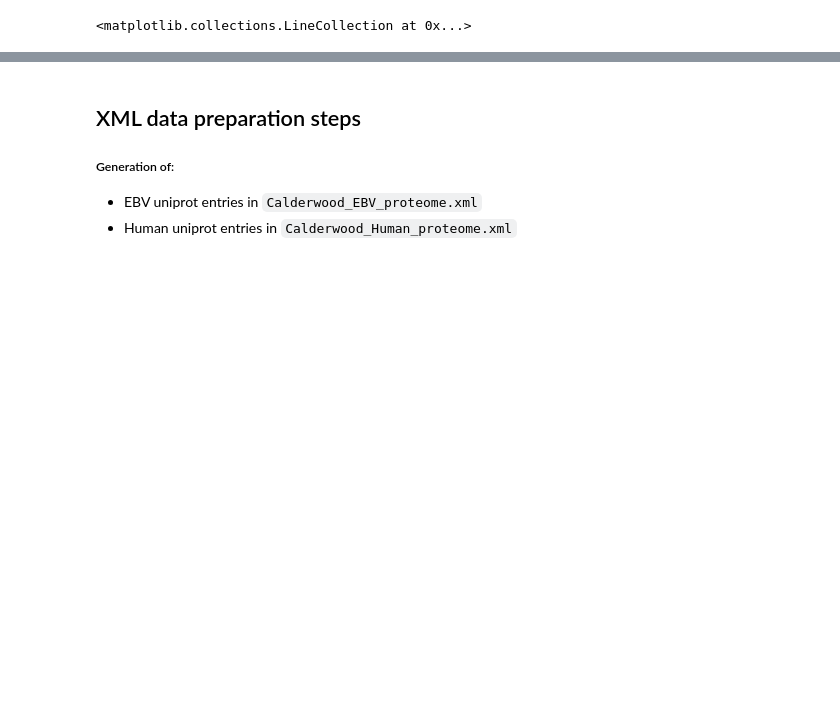
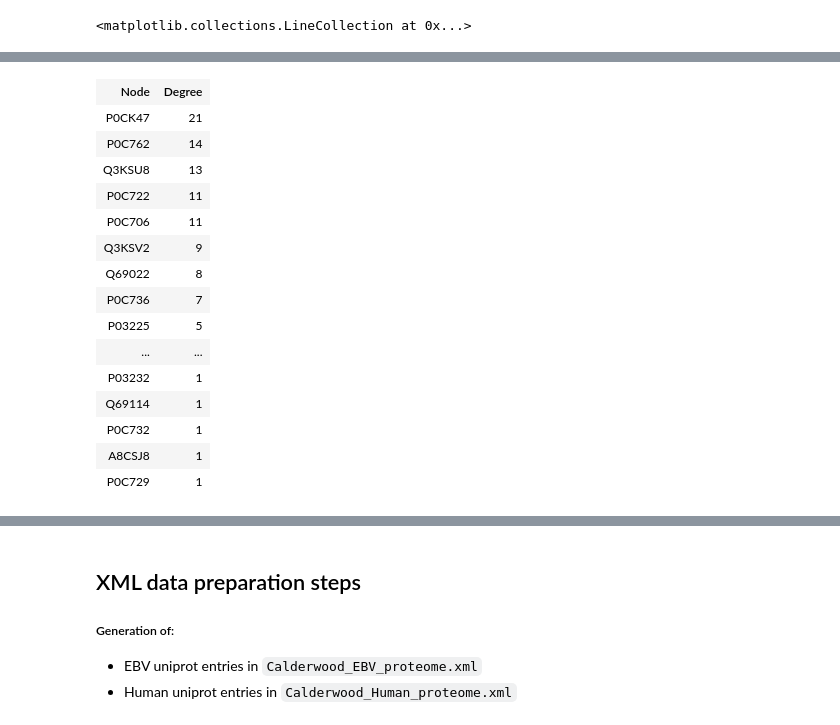
Before and after one commit to zhihan222/Interactomics_tp, a Jupyter notebook: answers.ipynb, the cells around one changed output, grey strips where cells are left out. Cells and saved outputs as stored; diff of their text form; code cells hidden in the pictures; blank space fills up the shorter version.

```diff
--- a/answers.ipynb
+++ b/answers.ipynb
@@ -176,13 +216,14 @@ for psqDatum in HumanEBV_psqData:
 tree = parse('./data/Calderwood_Human_proteome.xml')
 root = tree.getroot()
 for humanID in humanGeneLabels.keys():
-    humanGeneLabels[humanID] = geneName(humanID, root)
+    pDict = proteinDict(humanID, root)
+    humanGeneLabels[humanID] = pDict["geneName"] if pDict["geneName"] else humanID
 
 tree = parse('./data/Calderwood_EBV_proteome.xml')
 root = tree.getroot()
 for ebvID in ebvGeneLabels.keys():
-    ebvGeneLabels[ebvID] = geneName(ebvID, root)
-#humanGeneLabels
+    pDict = proteinDict(ebvID, root)
+    ebvGeneLabels[ebvID] = pDict["geneName"] if pDict["geneName"] else ebvID
 # %% [markdown]
 ##### Spring layout
 # %%
@@ -205,3 +243,0 @@ nx.draw_networkx_edges(G2, pos, width=0.5)
-# %%
-for n in G2.nodes():
-    print(n)
@@ -272,6 +330,6 @@ for a,b in G2.edges() :
 
 with open('graph.json', 'w') as f:
     json.dump({'nodes': nodes, 'links': links},
-              f, indent=4,)
+              f, indent=4)
 # %%
 %%html
@@ -386,0 +453,8 @@ require(["d3"], function(d3) {
+# %%
+### Score human protein by degree w/ EBV Proteins
+EBV_rankByDegree   = sorted([ n for n in G2.nodes() if not n in humanGeneLabels.keys() ],
+                              key = lambda x:G2.degree(x), reverse = True
+                           )
+Human_rankByDegree = sorted([ n for n in G2.nodes() if n in humanGeneLabels.keys() ],
+                              key = lambda x:G2.degree(x), reverse = True
+                           )
@@ -386,0 +505,28 @@ require(["d3"], function(d3) {
+# %%
+class degreeTable:
+    def __init__(self, nodeList):
+        self.data = nodeList
+    def _repr_html_(self):
+        html = "<table><thead><th>Node</th><th>Degree</th></thead>"
+        return html + "<tbody><tr>" + "</tr><tr>".join(
+            [ f"<td>{str(n)}</td><td>{G2.degree(n)}</td>" for n in self.data ]
+        ) + '</tr></tbody></table>'
+
+degreeTable(EBV_rankByDegree)
+# %% [output]
+| Node | Degree |
+| P0CK47 | 21 |
+| P0C762 | 14 |
+| Q3KSU8 | 13 |
+| P0C722 | 11 |
+| P0C706 | 11 |
+| Q3KSV2 | 9 |
+| Q69022 | 8 |
+| P0C736 | 7 |
+| P03225 | 5 |
+| ... | ... |
+| P03232 | 1 |
+| Q69114 | 1 |
+| P0C732 | 1 |
+| A8CSJ8 | 1 |
+| P0C729 | 1 |
```
Also changed, not shown: parts of 17 cells of this notebook, 1 other file.
